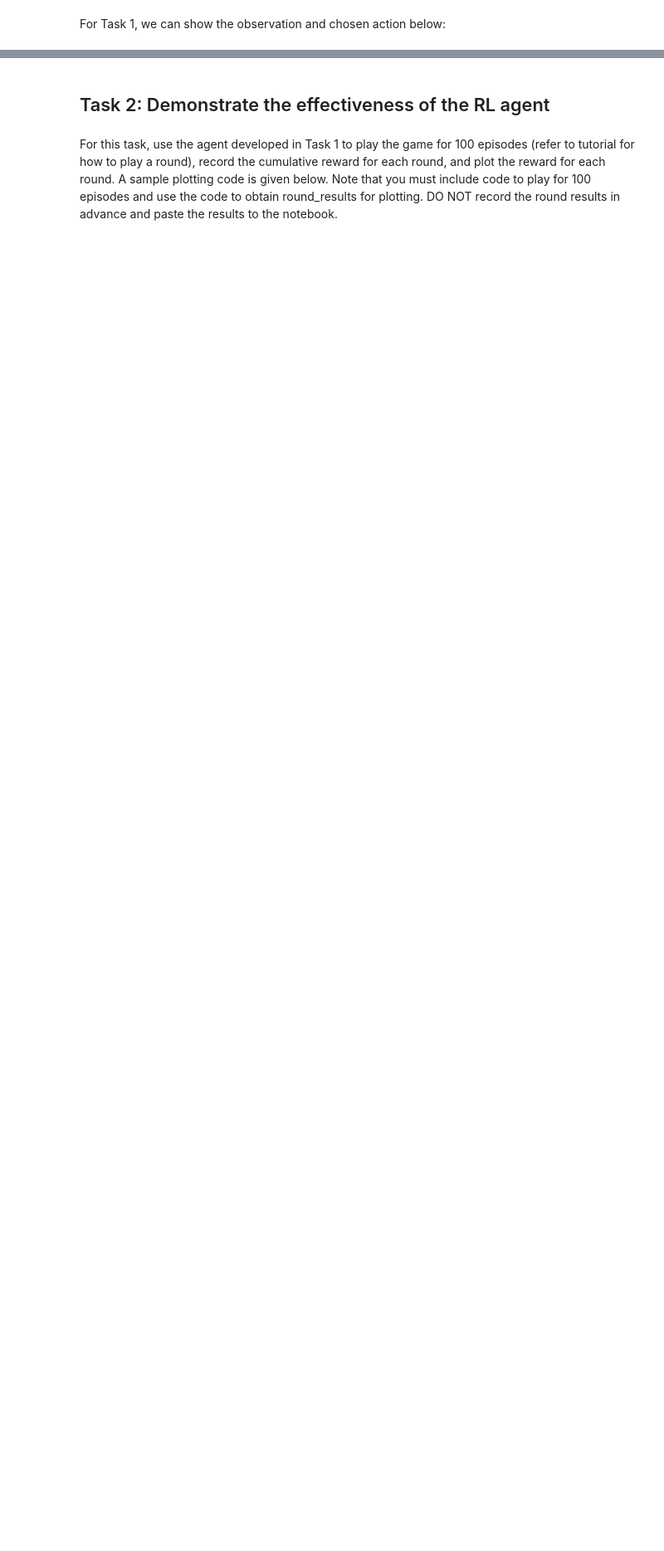
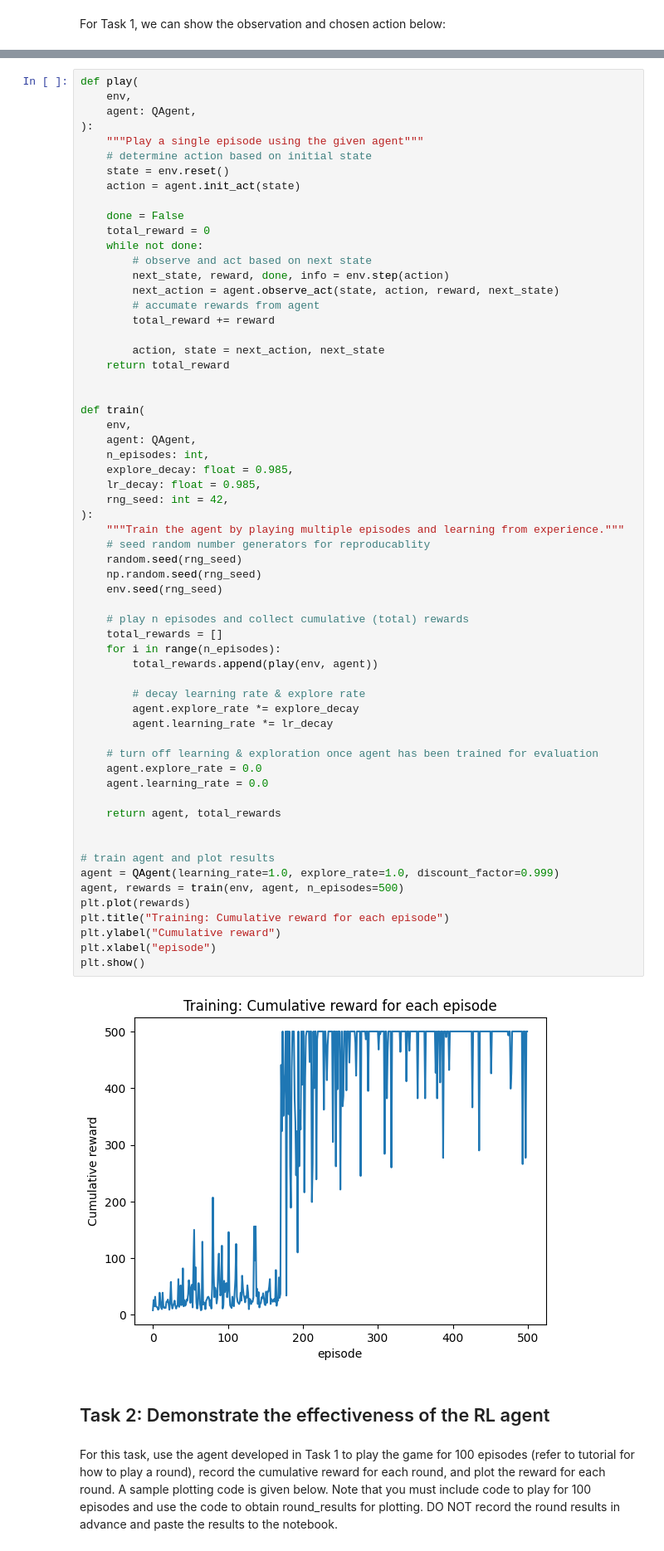
Before and after one commit to mrzzy/sc3000-labs, a Jupyter notebook: cartpole.ipynb, the cells around one changed output, grey strips where cells are left out. Shown: that part at 83% size. Drawn from its saved outputs; the diff is of its cells as text; blank space fills up the shorter version.

```diff
--- a/cartpole.ipynb
+++ b/cartpole.ipynb
@@ -176,3 +311,66 @@ Chosen action: 0
+# %%
+def play(
+    env,
+    agent: QAgent,
+):
+    """Play a single episode using the given agent"""
+    # determine action based on initial state
+    state = env.reset()
+    action = agent.init_act(state)
+
+    done = False
+    total_reward = 0
+    while not done:
+        # observe and act based on next state
+        next_state, reward, done, info = env.step(action)
+        next_action = agent.observe_act(state, action, reward, next_state)
+        # accumate rewards from agent
+        total_reward += reward
+
+        action, state = next_action, next_state
+    return total_reward
+
+
+def train(
+    env,
+    agent: QAgent,
+    n_episodes: int,
+    explore_decay: float = 0.985,
+    lr_decay: float = 0.985,
+    rng_seed: int = 42,
+):
+    """Train the agent by playing multiple episodes and learning from experience."""
+    # seed random number generators for reproducablity
+    random.seed(rng_seed)
+    np.random.seed(rng_seed)
+    env.seed(rng_seed)
+
+    # play n episodes and collect cumulative (total) rewards
+    total_rewards = []
+    for i in range(n_episodes):
+        total_rewards.append(play(env, agent))
+
+        # decay learning rate & explore rate
+        agent.explore_rate *= explore_decay
+        agent.learning_rate *= lr_decay
+
+    # turn off learning & exploration once agent has been trained for evaluation
+    agent.explore_rate = 0.0
+    agent.learning_rate = 0.0
+
+    return agent, total_rewards
+
+
+# train agent and plot results
+agent = QAgent(learning_rate=1.0, explore_rate=1.0, discount_factor=0.999)
+agent, rewards = train(env, agent, n_episodes=500)
+plt.plot(rewards)
+plt.title("Training: Cumulative reward for each episode")
+plt.ylabel("Cumulative reward")
+plt.xlabel("episode")
+plt.show()
+# %% [output]
+[figure, added]
 # %% [markdown]
 ## Task 2: Demonstrate the effectiveness of the RL agent
 # %% [markdown]
```
Also changed, not shown: parts of 24 cells of this notebook.
